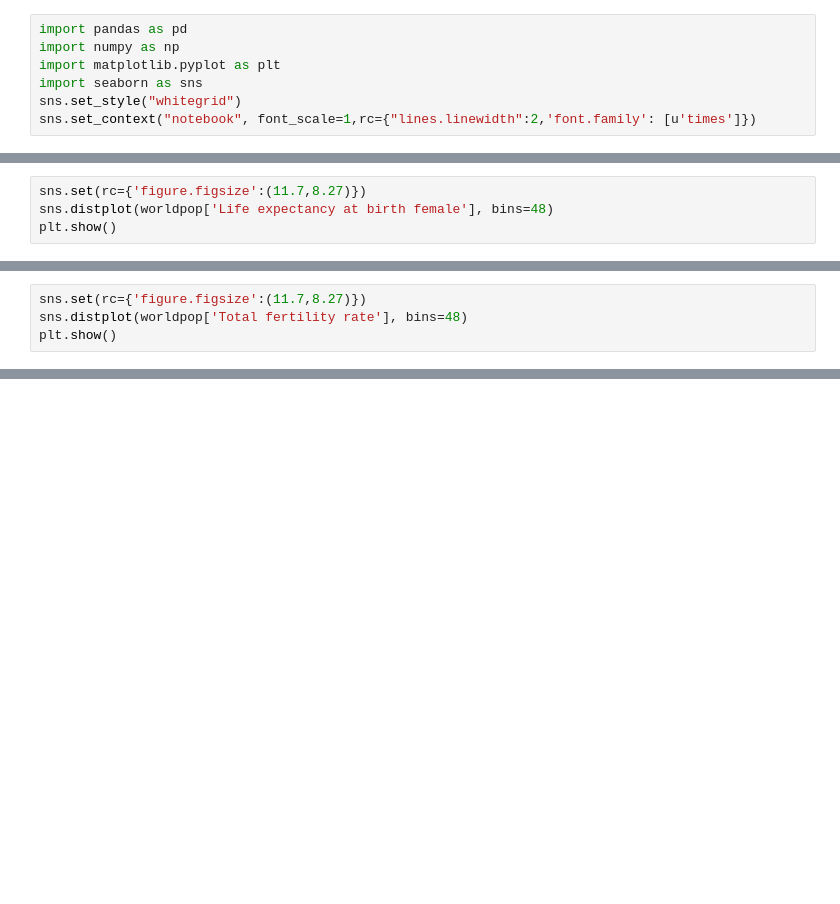
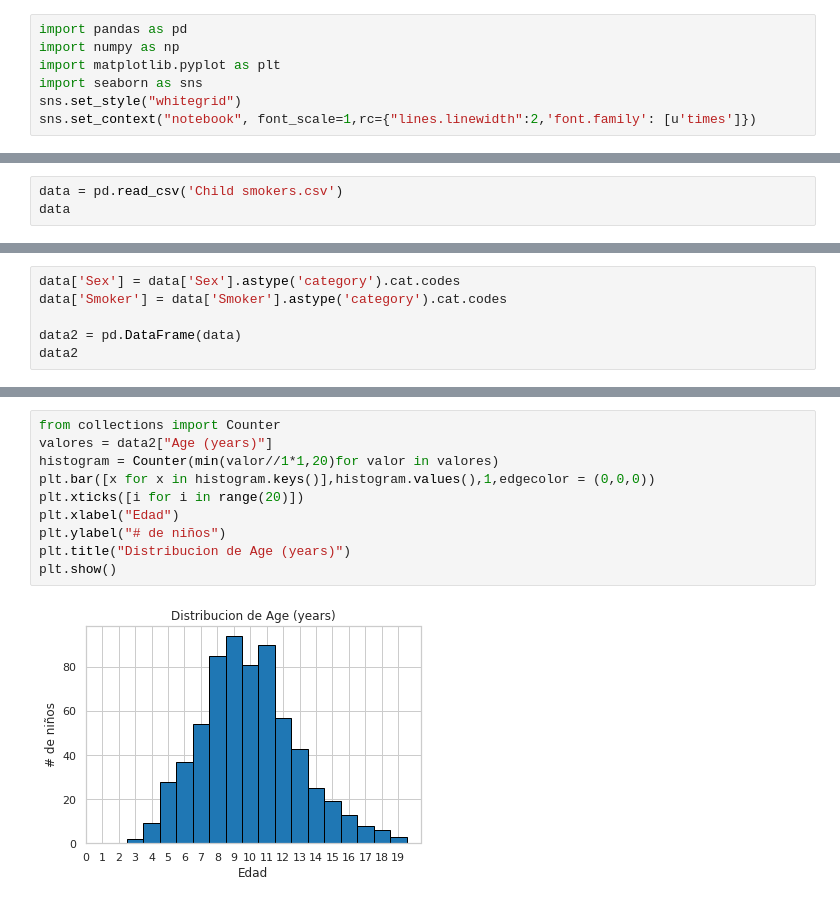
Before and after one commit to RodoBP/TC10025_A01250513, a Jupyter notebook: Mapas de calor y boxplots/Mapas de calor y boxplots.ipynb, the cells around one changed output, grey strips where cells are left out. Cells and saved outputs as stored; diff of their text form; blank space fills up the shorter version.

```diff
--- a/Mapas de calor y boxplots/Mapas de calor y boxplots.ipynb
+++ b/Mapas de calor y boxplots/Mapas de calor y boxplots.ipynb
@@ -43,4 +9,0 @@ plt.show()
-# %%
-sns.set(rc={'figure.figsize':(11.7,8.27)})
-sns.distplot(worldpop['Life expectancy at birth female'], bins=48)
-plt.show()
@@ -49,4 +9,0 @@ plt.show()
-# %%
-sns.set(rc={'figure.figsize':(11.7,8.27)})
-sns.distplot(worldpop['Total fertility rate'], bins=48)
-plt.show()
@@ -89,0 +12,3 @@ plt.show()
+# %%
+data = pd.read_csv('Child smokers.csv')
+data
@@ -89,0 +79,6 @@ plt.show()
+# %%
+data['Sex'] = data['Sex'].astype('category').cat.codes
+data['Smoker'] = data['Smoker'].astype('category').cat.codes
+
+data2 = pd.DataFrame(data)
+data2
@@ -89,0 +103,12 @@ plt.show()
+# %%
+from collections import Counter
+valores = data2["Age (years)"]
+histogram = Counter(min(valor//1*1,20)for valor in valores)
+plt.bar([x for x in histogram.keys()],histogram.values(),1,edgecolor = (0,0,0))
+plt.xticks([i for i in range(20)])
+plt.xlabel("Edad")
+plt.ylabel("# de niños")
+plt.title("Distribucion de Age (years)")
+plt.show()
+# %% [output]
+[figure, added]
```
Also changed, not shown: parts of 39 cells of this notebook, 1 other file.
